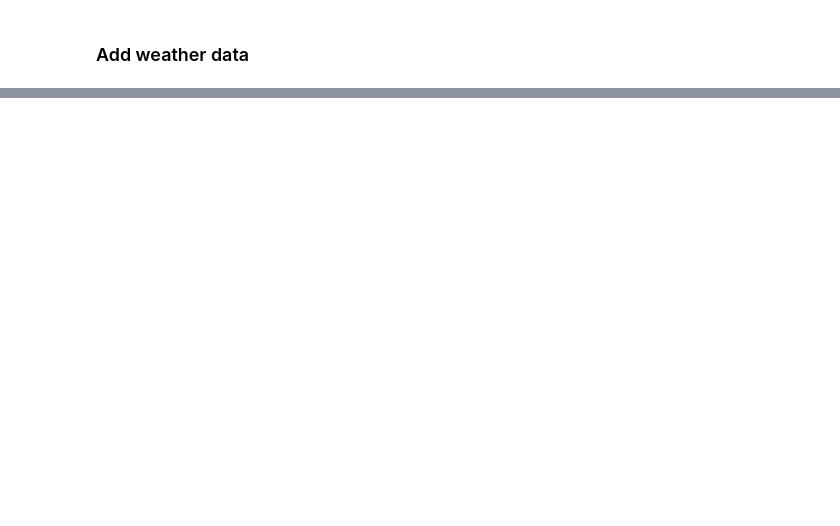
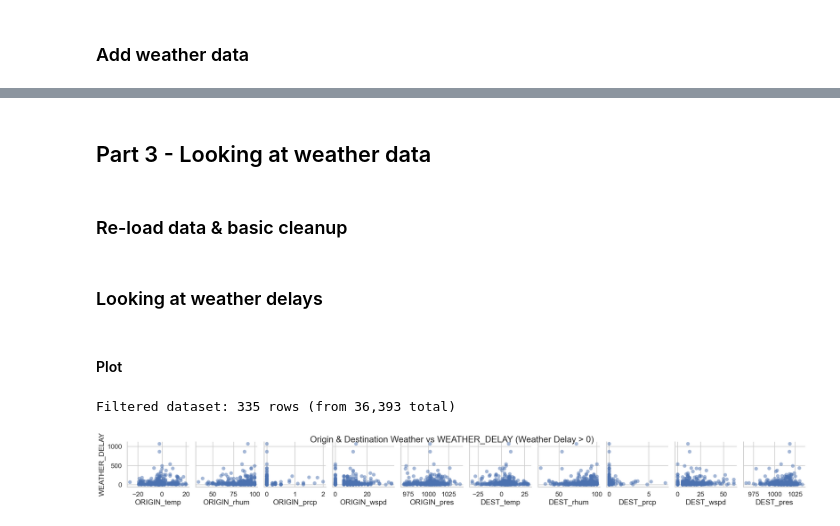
Before and after one commit to DrSiGni/Imperial_BA_Capstone, a Jupyter notebook: Capstone_main.ipynb, the cells around one changed output, grey strips where cells are left out. Drawn from its saved outputs; the diff is of its cells as text; code cells hidden in the pictures; blank space fills up the shorter version.

```diff
--- a/Capstone_main.ipynb
+++ b/Capstone_main.ipynb
@@ -1097,0 +1077,53 @@ print(" flights_with_weather.csv updated successfully")
+# %% [markdown]
+## Part 3 - Looking at weather data
+# %% [markdown]
+### Re-load data & basic cleanup
+# %%
+df = pd.read_csv("flights_with_weather.csv")
+
+cols_to_drop = [
+    'DEP_HOUR',
+    'ORIGIN_LAT',
+    'ORIGIN_LON',
+    'DEST_LAT',
+    'DEST_LON',
+    'DEP_DATETIME',
+    'ARR_DATETIME',
+    'ARR_HOUR',
+    'ORIGIN_snow',
+    'ORIGIN_wpgt',
+    'DEST_snow',
+    'DEST_wpgt']
+
+df = df.drop(cols_to_drop, axis=1)
+# %% [markdown]
+### Looking at weather delays
+# %% [markdown]
+#### Plot
+# %%
+# Set consistent plotting style
+sns.set(style="whitegrid", context="talk")
+
+# Filter: keep only flights with actual weather delay (> 0)
+df_weather = df[df['WEATHER_DELAY'] > 0].copy()
+
+print(f"Filtered dataset: {len(df_weather):,} rows (from {len(df):,} total)")
+
+# Define relevant columns
+origin_weather = ['ORIGIN_temp', 'ORIGIN_rhum', 'ORIGIN_prcp', 'ORIGIN_wspd', 'ORIGIN_pres']
+dest_weather = ['DEST_temp', 'DEST_rhum', 'DEST_prcp', 'DEST_wspd', 'DEST_pres']
+weather_vars = origin_weather + dest_weather
+
+# Scatter plots: Weather parameters vs WEATHER_DELAY
+sns.pairplot(
+    df_weather,
+    x_vars=weather_vars,
+    y_vars=['WEATHER_DELAY'],
+    kind='scatter',
+    plot_kws={'alpha': 0.5, 'edgecolor': 'none'}
+)
+plt.suptitle('Origin & Destination Weather vs WEATHER_DELAY (Weather Delay > 0)', y=1.02)
+plt.show()
+# %% [output]
+Filtered dataset: 335 rows (from 36,393 total)
+[figure, added]
```
Also changed, not shown: parts of 21 cells of this notebook, 4 other files.
